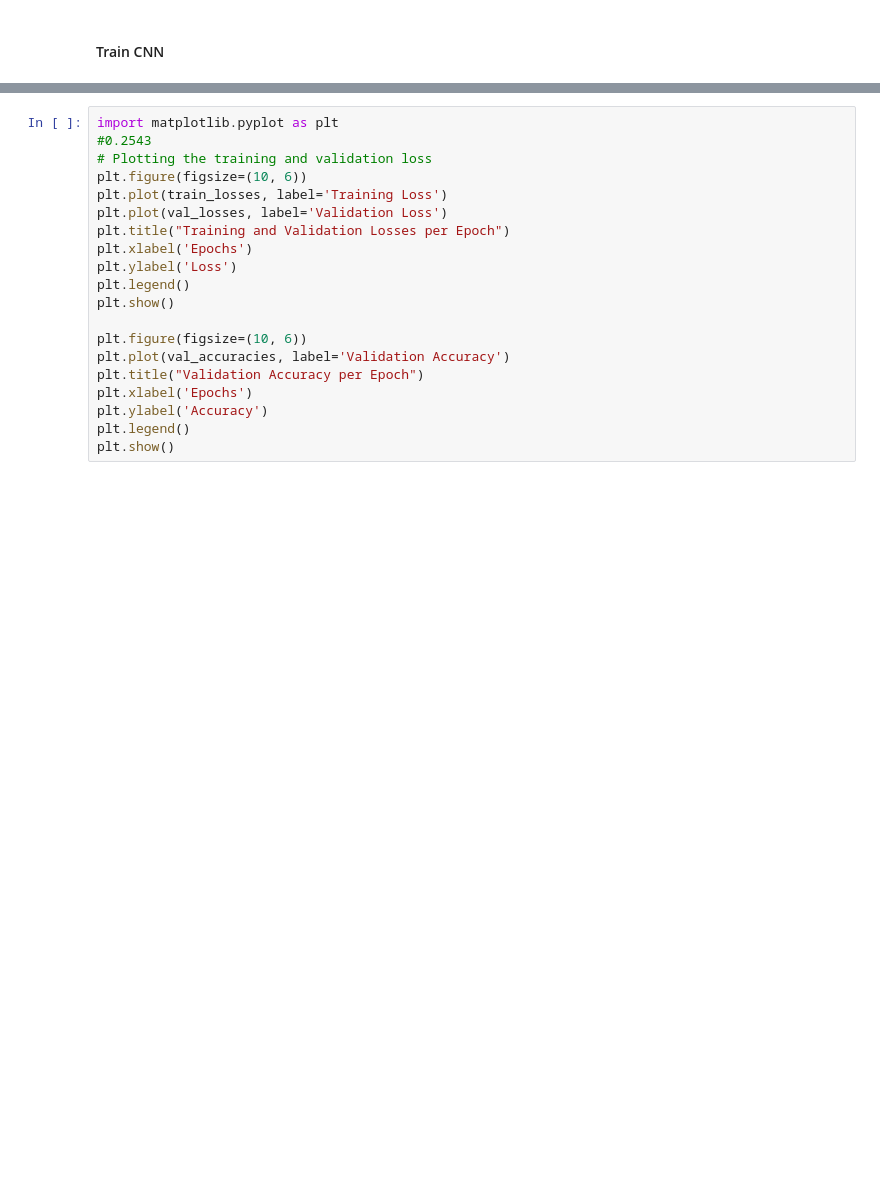
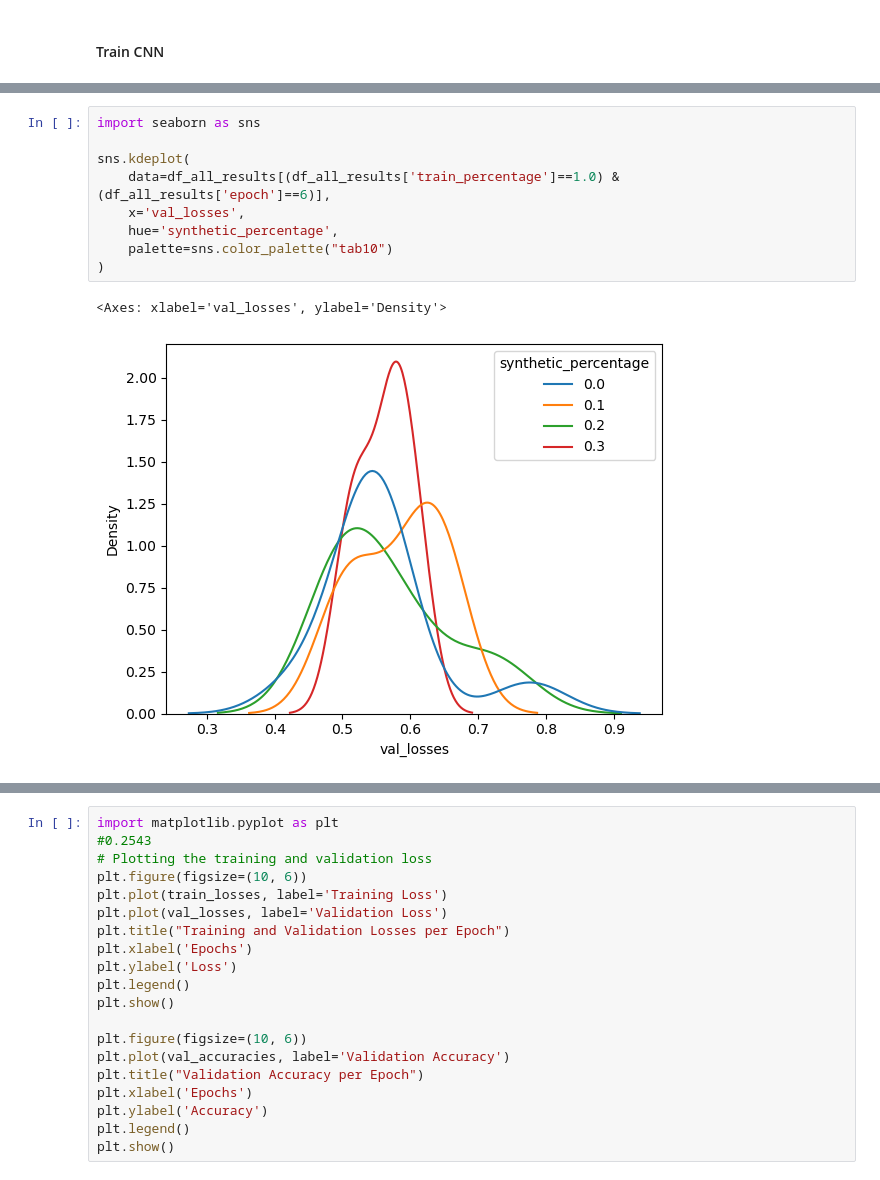
Before and after one commit to dan-kwon/MAS-thesis, a Jupyter notebook: cnn.ipynb, the cells around one changed output, grey strips where cells are left out. Saved outputs shown, nothing was run; the diff lists cells and outputs as text; blank space fills up the shorter version.

```diff
--- a/cnn.ipynb
+++ b/cnn.ipynb
@@ -279,0 +286,12 @@ df_all_results
+# %%
+import seaborn as sns
+
+sns.kdeplot(
+    data=df_all_results[(df_all_results['train_percentage']==1.0) & (df_all_results['epoch']==6)],
+    x='val_losses',
+    hue='synthetic_percentage',
+    palette=sns.color_palette("tab10")
+)
+# %% [output]
+<Axes: xlabel='val_losses', ylabel='Density'>
+[figure, added]
```
Also changed, not shown: parts of 8 cells of this notebook.
